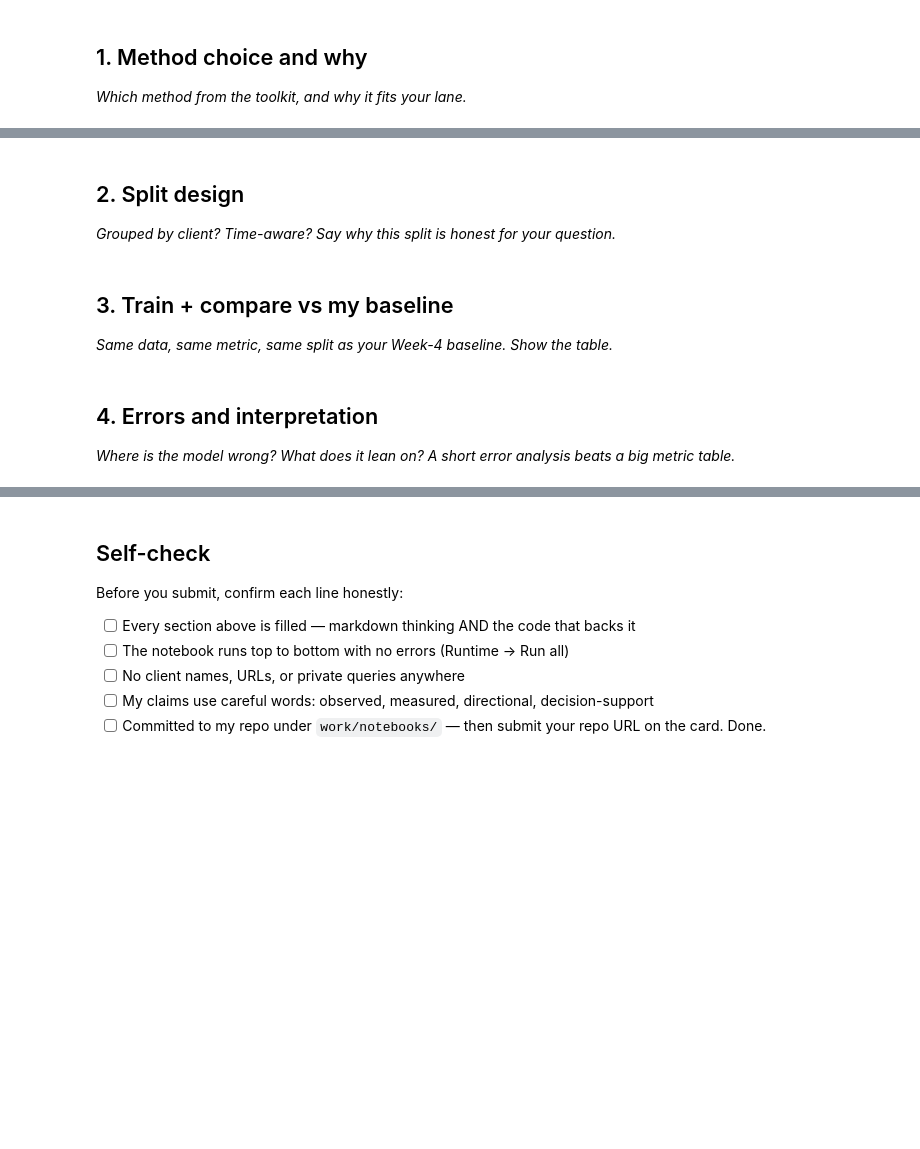
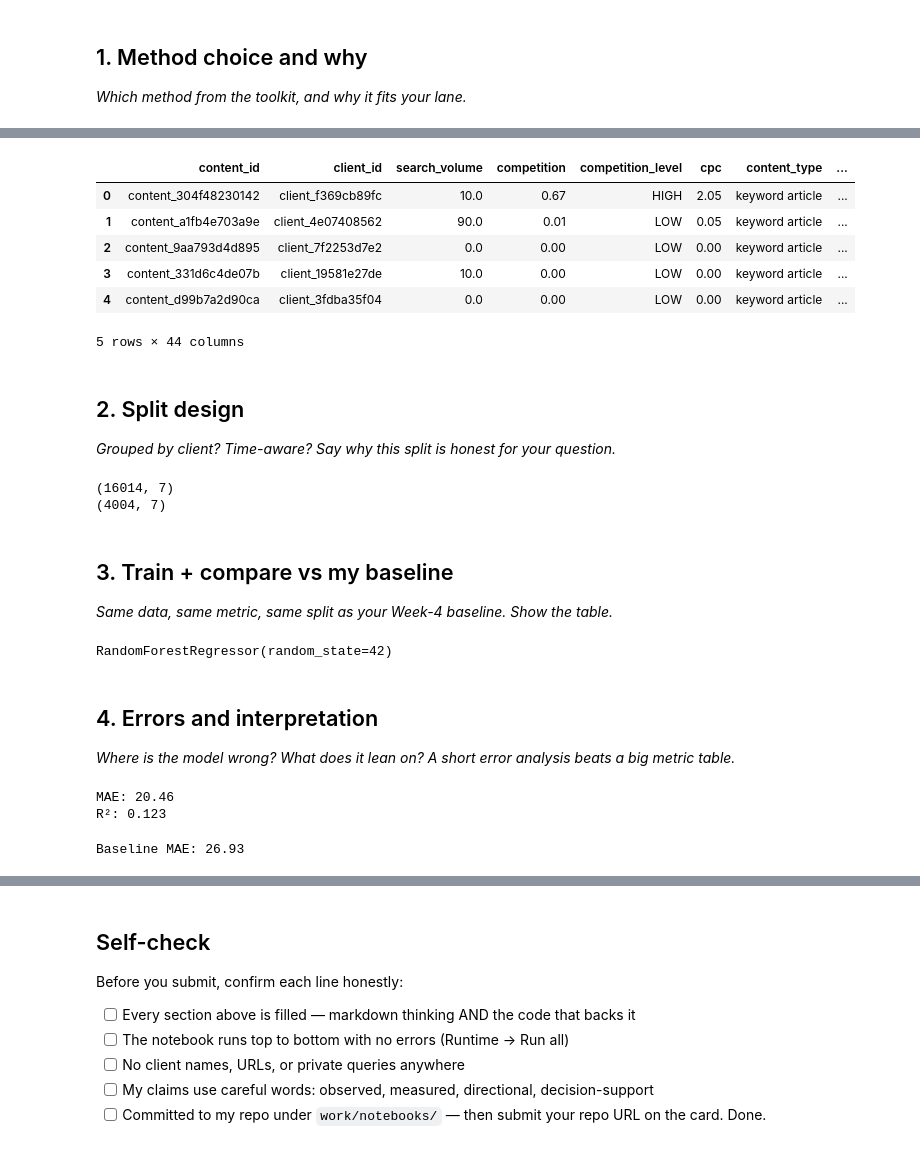
Before and after one commit to abhinav77040/Flyrank-ml-internship, a Jupyter notebook: work/notebooks/w05_model.ipynb, the cells around one changed output, grey strips where cells are left out. Drawn from its saved outputs; the diff is of its cells as text; code cells hidden in the pictures; blank space fills up the shorter version.

```diff
--- a/work/notebooks/w05_model.ipynb
+++ b/work/notebooks/w05_model.ipynb
@@ -16,3 +19,18 @@ This skeleton is yours to fill. Work the sections **in order** — each one has
+# %%
+import pandas as pd
+import numpy as np
+
+df = pd.read_csv("data/raw/content_refresh_anonymized.csv")
+
+df.head()
+# %% [output]
+|  | content_id | client_id | search_volume | competition | competition_level | cpc | content_type | ... |
+| 0 | content_304f48230142 | client_f369cb89fc | 10.0 | 0.67 | HIGH | 2.05 | keyword article | ... |
+| 1 | content_a1fb4e703a9e | client_4e07408562 | 90.0 | 0.01 | LOW | 0.05 | keyword article | ... |
+| 2 | content_9aa793d4d895 | client_7f2253d7e2 | 0.0 | 0.00 | LOW | 0.00 | keyword article | ... |
+| 3 | content_331d6c4de07b | client_19581e27de | 10.0 | 0.00 | LOW | 0.00 | keyword article | ... |
+| 4 | content_d99b7a2d90ca | client_3fdba35f04 | 0.0 | 0.00 | LOW | 0.00 | keyword article | ... |
+5 rows × 44 columns
 # %% [markdown]
 ## 2. Split design
 
@@ -23,3 +38,35 @@ This skeleton is yours to fill. Work the sections **in order** — each one has
+# %%
+from sklearn.model_selection import train_test_split
+
+features = [
+    "search_volume",
+    "competition",
+    "word_count",
+    "char_count",
+    "days_since_last_update",
+    "ctr",
+    "avg_position"
+]
+
+target = "clicks_90d"
+
+model_df = df[features + [target]].dropna()
+
+X = model_df[features]
+y = model_df[target]
+
+X_train, X_test, y_train, y_test = train_test_split(
+    X,
+    y,
+    test_size=0.2,
+    random_state=42
+)
+
+print(X_train.shape)
+print(X_test.shape)
+# %% [output]
+(16014, 7)
+(4004, 7)
 # %% [markdown]
 ## 3. Train + compare vs my baseline
 
@@ -30,3 +74,14 @@ This skeleton is yours to fill. Work the sections **in order** — each one has
+# %%
+from sklearn.ensemble import RandomForestRegressor
+
+model = RandomForestRegressor(
+    n_estimators=100,
+    random_state=42
+)
+
+model.fit(X_train, y_train)
+# %% [output]
+RandomForestRegressor(random_state=42)
 # %% [markdown]
 ## 4. Errors and interpretation
 
@@ -36,0 +91,22 @@ This skeleton is yours to fill. Work the sections **in order** — each one has
+# %%
+from sklearn.metrics import mean_absolute_error, r2_score
+
+mae = mean_absolute_error(y_test, predictions)
+r2 = r2_score(y_test, predictions)
+
+print("MAE:", round(mae,2))
+print("R²:", round(r2,3))
+# %% [output]
+MAE: 20.46
+R²: 0.123
+# %%
+baseline_prediction = np.repeat(y_train.mean(), len(y_test))
+
+baseline_mae = mean_absolute_error(
+    y_test,
+    baseline_prediction
+)
+
+print("Baseline MAE:", round(baseline_mae,2))
+# %% [output]
+Baseline MAE: 26.93
```
Also changed, not shown: parts of 11 cells of this notebook.
